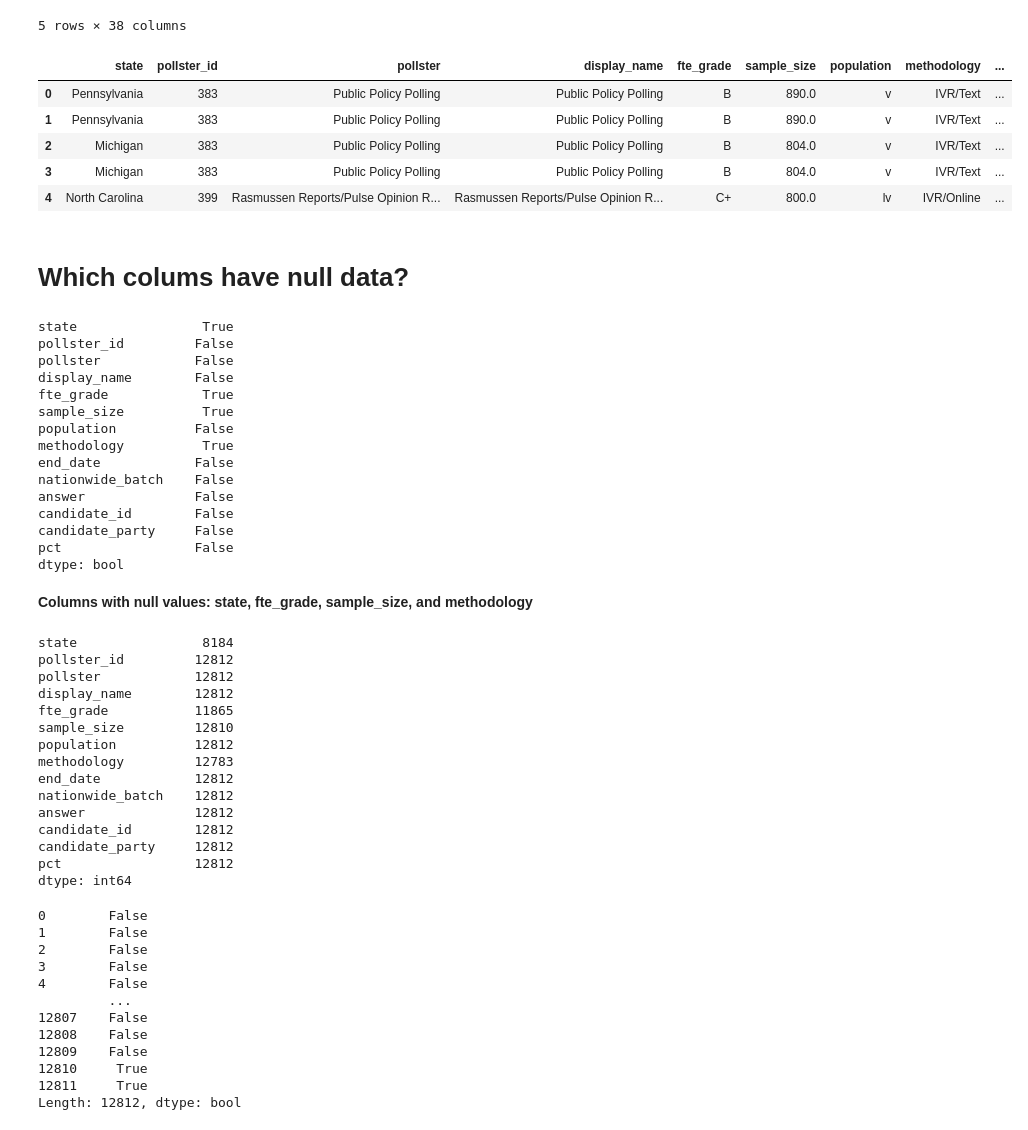
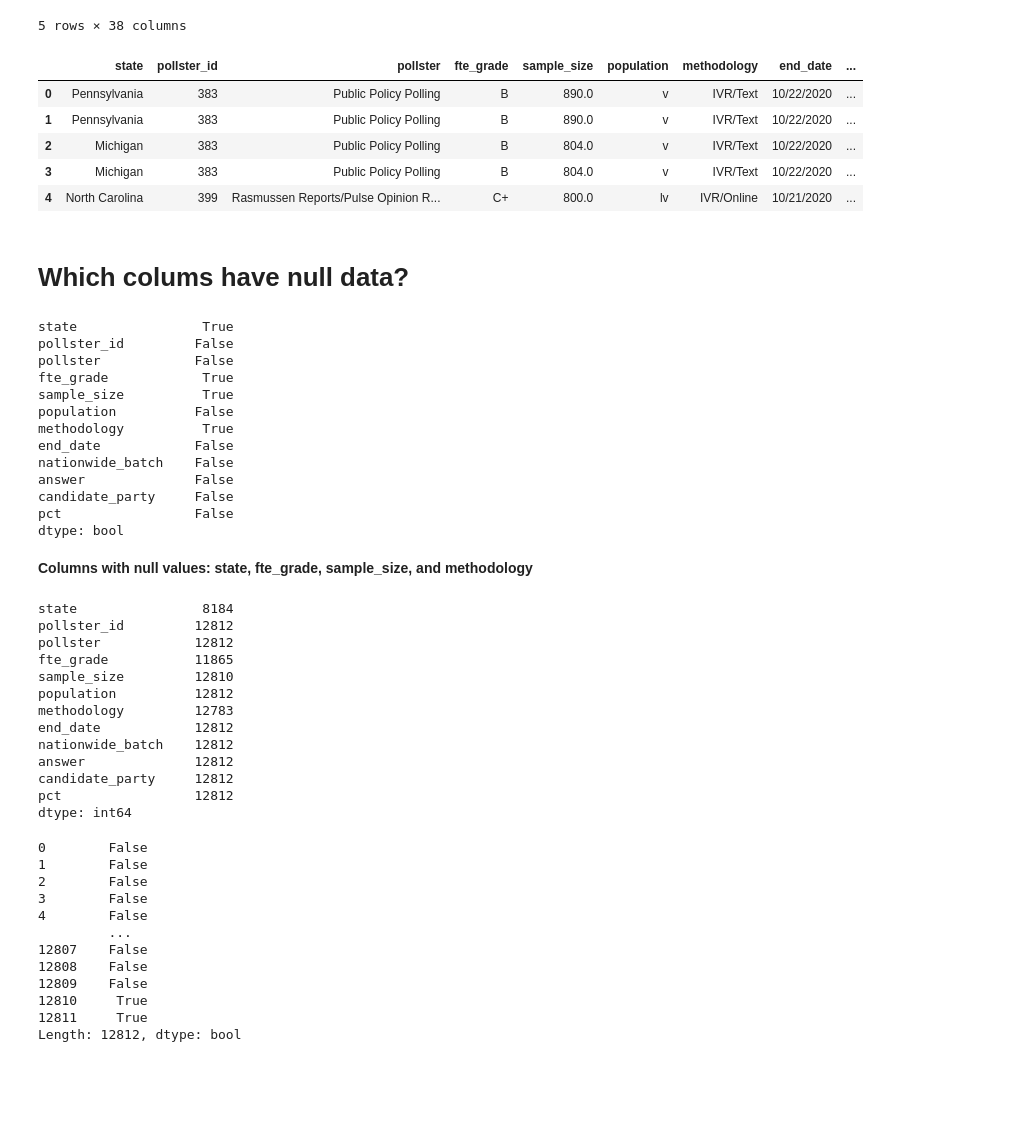
Before and after one commit to kirbakayeva/ETL-project-G11, a Jupyter notebook: Polls/Polls_ETL.ipynb, the cells around one changed output. Cells and saved outputs as stored; diff of their text form; code cells hidden in the pictures; blank space fills up the shorter version.

```diff
--- a/Polls/Polls_ETL.ipynb
+++ b/Polls/Polls_ETL.ipynb
@@ -16,15 +16,15 @@ polls_data_df.head()
 | 4 | 134249 | 71662 | 2020 | North Carolina | 399 | Rasmussen Reports/Pulse Opinion R... | NaN | NaN | Rasmussen Reports/Pulse Opinion R... | ... |
 5 rows × 38 columns
 # %%
-new_polls_data_df = polls_data_df[[ 'state', 'pollster_id', 'pollster', 'display_name', 'fte_grade', 'sample_size', 'population', 'methodology', 'end_date', 'nationwide_batch', 'answer', 'candidate_id', 'candidate_party', 'pct' ]].copy()
+new_polls_data_df = polls_data_df[[ 'state', 'pollster_id', 'pollster', 'fte_grade', 'sample_size', 'population', 'methodology', 'end_date', 'nationwide_batch', 'answer', 'candidate_party', 'pct' ]].copy()
 new_polls_data_df.head()
 # %% [output]
-|  | state | pollster_id | pollster | display_name | fte_grade | sample_size | population | methodology | ... |
-| 0 | Pennsylvania | 383 | Public Policy Polling | Public Policy Polling | B | 890.0 | v | IVR/Text | ... |
-| 1 | Pennsylvania | 383 | Public Policy Polling | Public Policy Polling | B | 890.0 | v | IVR/Text | ... |
-| 2 | Michigan | 383 | Public Policy Polling | Public Policy Polling | B | 804.0 | v | IVR/Text | ... |
-| 3 | Michigan | 383 | Public Policy Polling | Public Policy Polling | B | 804.0 | v | IVR/Text | ... |
-| 4 | North Carolina | 399 | Rasmussen Reports/Pulse Opinion R... | Rasmussen Reports/Pulse Opinion R... | C+ | 800.0 | lv | IVR/Online | ... |
+|  | state | pollster_id | pollster | fte_grade | sample_size | population | methodology | end_date | ... |
+| 0 | Pennsylvania | 383 | Public Policy Polling | B | 890.0 | v | IVR/Text | 10/22/2020 | ... |
+| 1 | Pennsylvania | 383 | Public Policy Polling | B | 890.0 | v | IVR/Text | 10/22/2020 | ... |
+| 2 | Michigan | 383 | Public Policy Polling | B | 804.0 | v | IVR/Text | 10/22/2020 | ... |
+| 3 | Michigan | 383 | Public Policy Polling | B | 804.0 | v | IVR/Text | 10/22/2020 | ... |
+| 4 | North Carolina | 399 | Rasmussen Reports/Pulse Opinion R... | C+ | 800.0 | lv | IVR/Online | 10/21/2020 | ... |
 # %%
 # new_polls_data_df['row_id'] = np.arange(len(new_polls_data_df))
 # new_polls_data_df.head()
@@ -36,7 +36,6 @@ new_polls_data_df.isnull().any()
 state                True
 pollster_id         False
 pollster            False
-display_name        False
 fte_grade            True
 sample_size          True
 population          False
@@ -44,7 +43,6 @@ methodology          True
 end_date            False
 nationwide_batch    False
 answer              False
-candidate_id        False
 candidate_party     False
 pct                 False
 dtype: bool
@@ -56,7 +54,6 @@ new_polls_data_df.count()
 state                8184
 pollster_id         12812
 pollster            12812
-display_name        12812
 fte_grade           11865
 sample_size         12810
 population          12812
@@ -64,7 +61,6 @@ methodology         12783
 end_date            12812
 nationwide_batch    12812
 answer              12812
-candidate_id        12812
 candidate_party     12812
 pct                 12812
 dtype: int64
```
Also changed, not shown: parts of 11 cells of this notebook, 9 other files.
